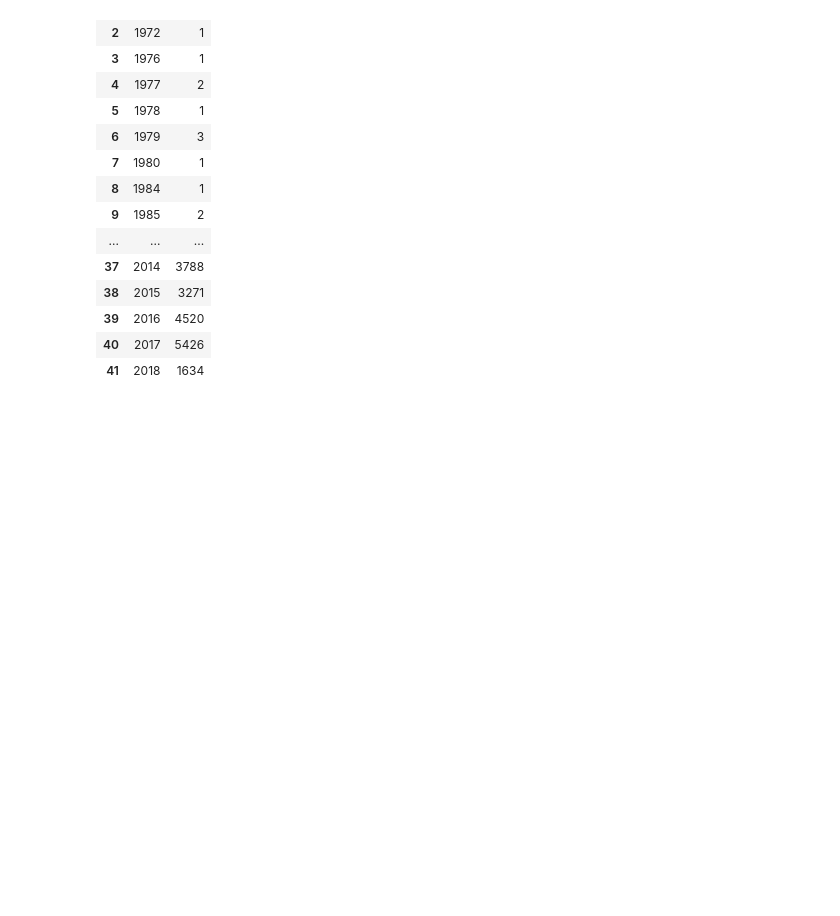
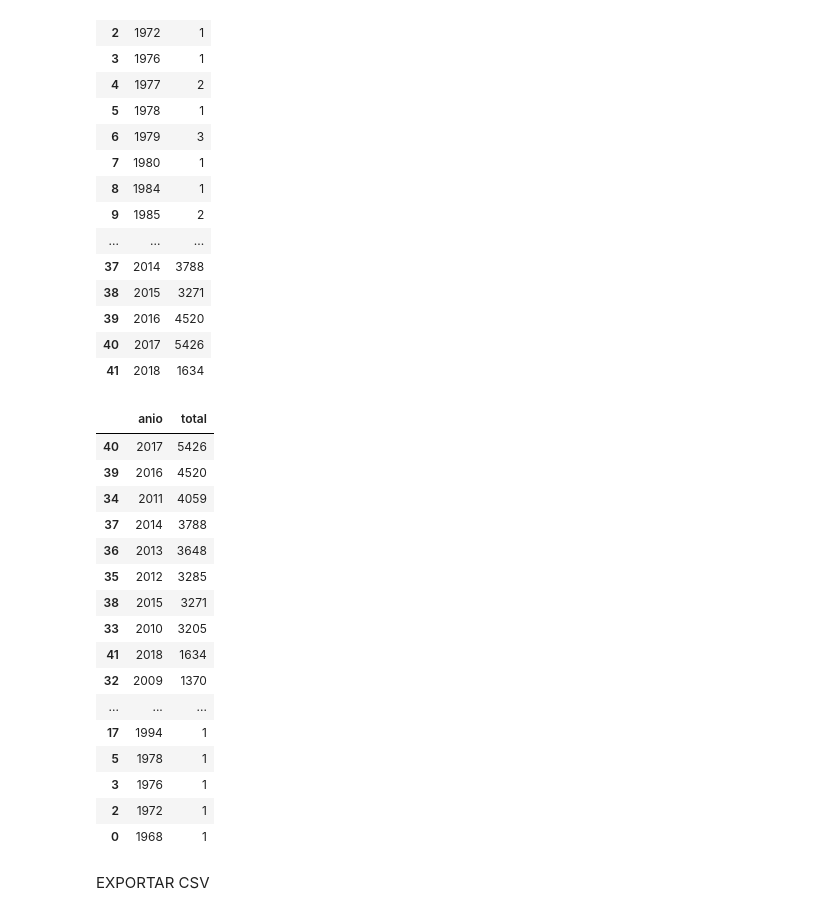
Before and after one commit to MinervaNunez/Proyecto-de-Python-BEDU, a Jupyter notebook: Proyecto_Equipo_8.ipynb, the cells around one changed output. Cells and saved outputs as stored; diff of their text form; code cells hidden in the pictures; blank space fills up the shorter version.

```diff
--- a/Proyecto_Equipo_8.ipynb
+++ b/Proyecto_Equipo_8.ipynb
@@ -1286,5 +1317,6 @@ df
 # %%
-df.groupby(['anio'], sort=True).size().reset_index(name='total')
+df_anio= df.groupby(['anio'], sort=True).size().reset_index(name='total')
+df_anio
 # %% [output]
 |  | anio | total |
 | 0 | 1968 | 1 |
@@ -1303,3 +1335,23 @@ df.groupby(['anio'], sort=True).size().reset_index(name='total')
 | 39 | 2016 | 4520 |
 | 40 | 2017 | 5426 |
 | 41 | 2018 | 1634 |
+# %%
+df_anio.sort_values('total',ascending=False)
+# %% [output]
+|  | anio | total |
+| 40 | 2017 | 5426 |
+| 39 | 2016 | 4520 |
+| 34 | 2011 | 4059 |
+| 37 | 2014 | 3788 |
+| 36 | 2013 | 3648 |
+| 35 | 2012 | 3285 |
+| 38 | 2015 | 3271 |
+| 33 | 2010 | 3205 |
+| 41 | 2018 | 1634 |
+| 32 | 2009 | 1370 |
+| ... | ... | ... |
+| 17 | 1994 | 1 |
+| 5 | 1978 | 1 |
+| 3 | 1976 | 1 |
+| 2 | 1972 | 1 |
+| 0 | 1968 | 1 |
@@ -1305,0 +1360,2 @@ df.groupby(['anio'], sort=True).size().reset_index(name='total')
+# %% [markdown]
+EXPORTAR CSV
```
Also changed, not shown: parts of 17 cells of this notebook.
